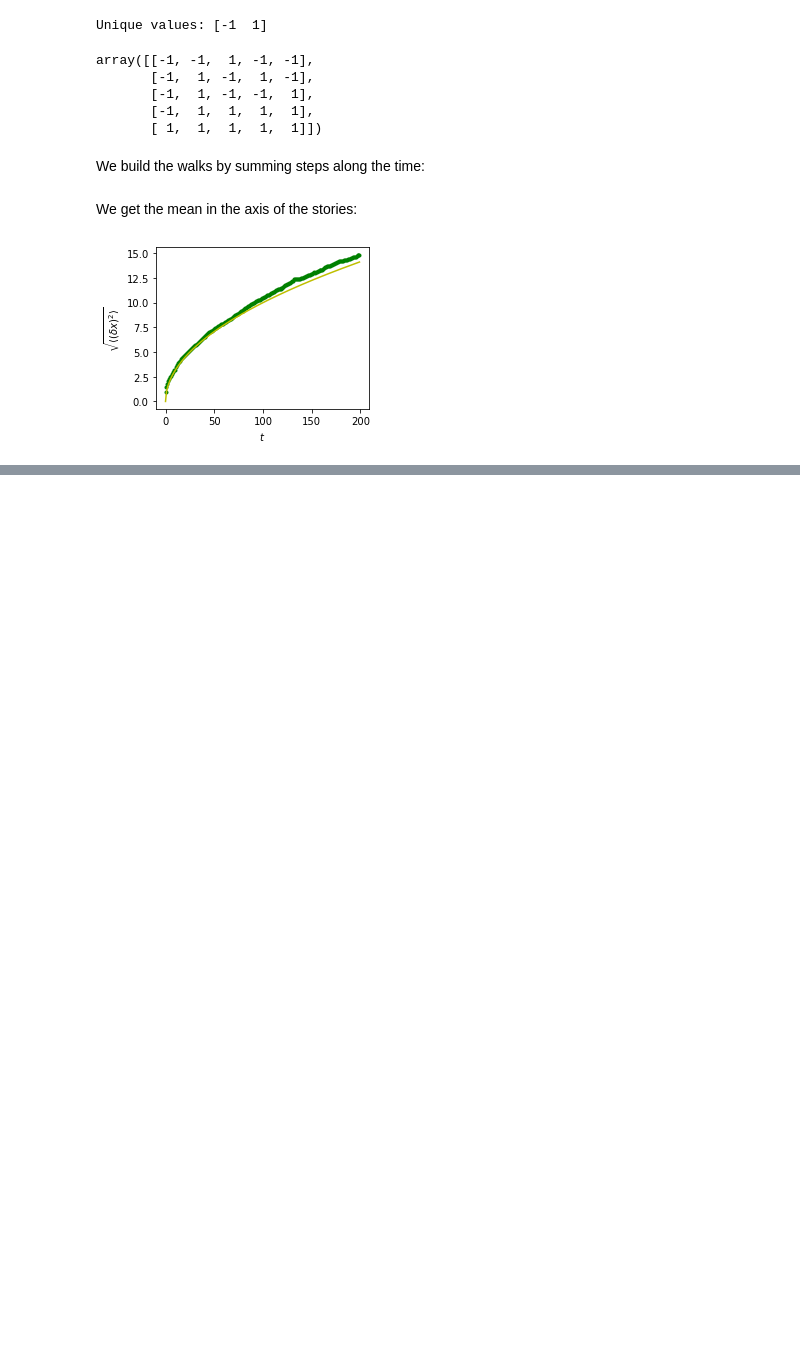
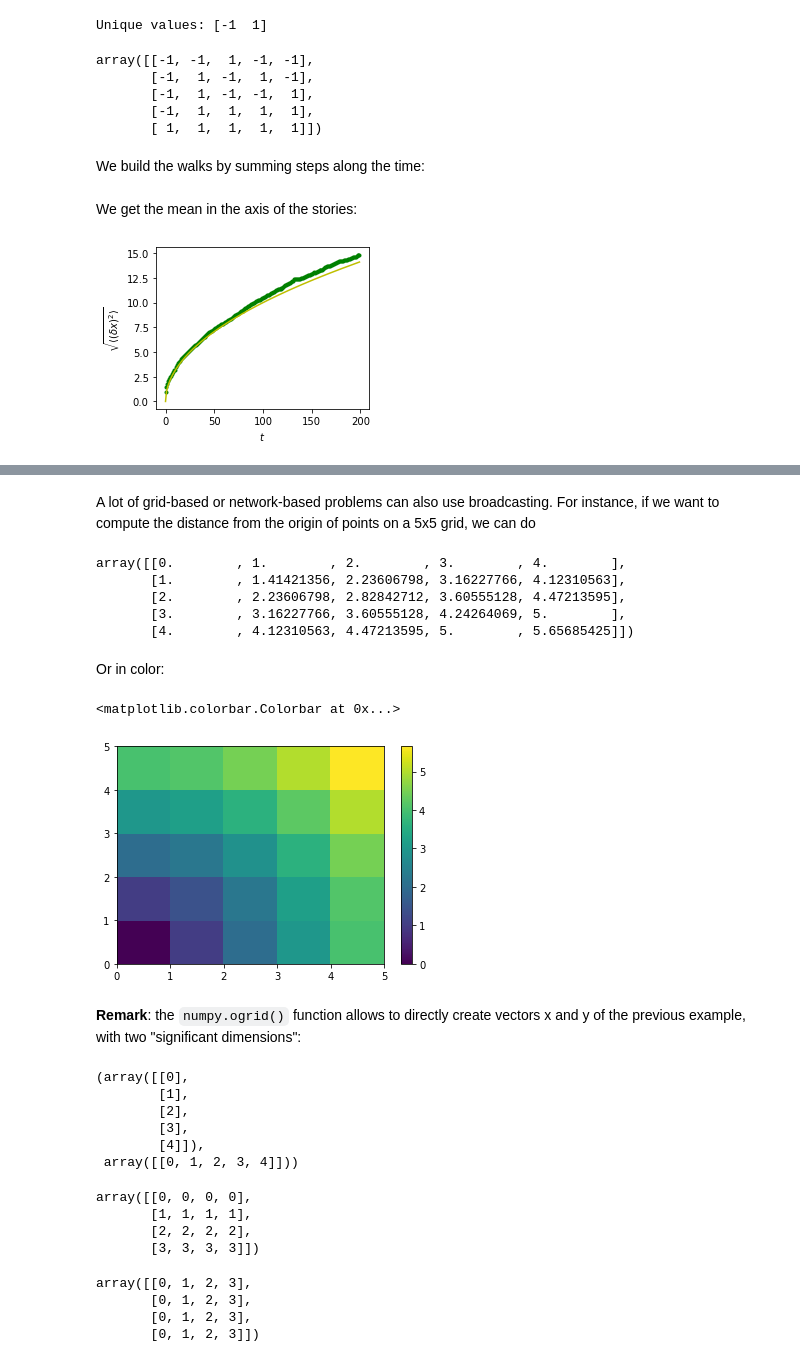
Before and after one commit to skacem/Learning-Machine-Learning, a Jupyter notebook: Scipy-Lecture-Notes/101_numpy_array_object.ipynb, the cells around one changed output, grey strips where cells are left out. Drawn from its saved outputs; the diff is of its cells as text; code cells hidden in the pictures; blank space fills up the shorter version.

Commit message:
add Broadcasting

```diff
--- a/Scipy-Lecture-Notes/101_numpy_array_object.ipynb
+++ b/Scipy-Lecture-Notes/101_numpy_array_object.ipynb
@@ -577,0 +628,47 @@ plt.tight_layout() # provide sufficient space for labels
+# %% [markdown]
+A lot of grid-based or network-based problems can also use broadcasting. For instance, if we want to compute the distance from the origin of points on a 5x5 grid, we can do
+# %%
+x, y = np.arange(5), np.arange(5)[:, np.newaxis]
+distance = np.sqrt(x ** 2 + y ** 2)
+distance
+# %% [output]
+array([[0.        , 1.        , 2.        , 3.        , 4.        ],
+       [1.        , 1.41421356, 2.23606798, 3.16227766, 4.12310563],
+       [2.        , 2.23606798, 2.82842712, 3.60555128, 4.47213595],
+       [3.        , 3.16227766, 3.60555128, 4.24264069, 5.        ],
+       [4.        , 4.12310563, 4.47213595, 5.        , 5.65685425]])
+# %% [markdown]
+Or in color:
+# %%
+plt.pcolor(distance)
+plt.colorbar()
+# %% [output]
+<matplotlib.colorbar.Colorbar at 0x...>
+[figure, added]
+# %% [markdown]
+**Remark**: the `numpy.ogrid()` function allows to directly create vectors x and y of the previous example, with two "significant dimensions":
+# %%
+x, y = np.ogrid[0:5, 0:5]
+x, y
+# %% [output]
+(array([[0],
+        [1],
+        [2],
+        [3],
+        [4]]),
+ array([[0, 1, 2, 3, 4]]))
+# %%
+x, y = np.mgrid[0:4, 0:4]
+x
+# %% [output]
+array([[0, 0, 0, 0],
+       [1, 1, 1, 1],
+       [2, 2, 2, 2],
+       [3, 3, 3, 3]])
+# %%
+y
+# %% [output]
+array([[0, 1, 2, 3],
+       [0, 1, 2, 3],
+       [0, 1, 2, 3],
+       [0, 1, 2, 3]])
```
Also changed, not shown: parts of 8 cells of this notebook.
